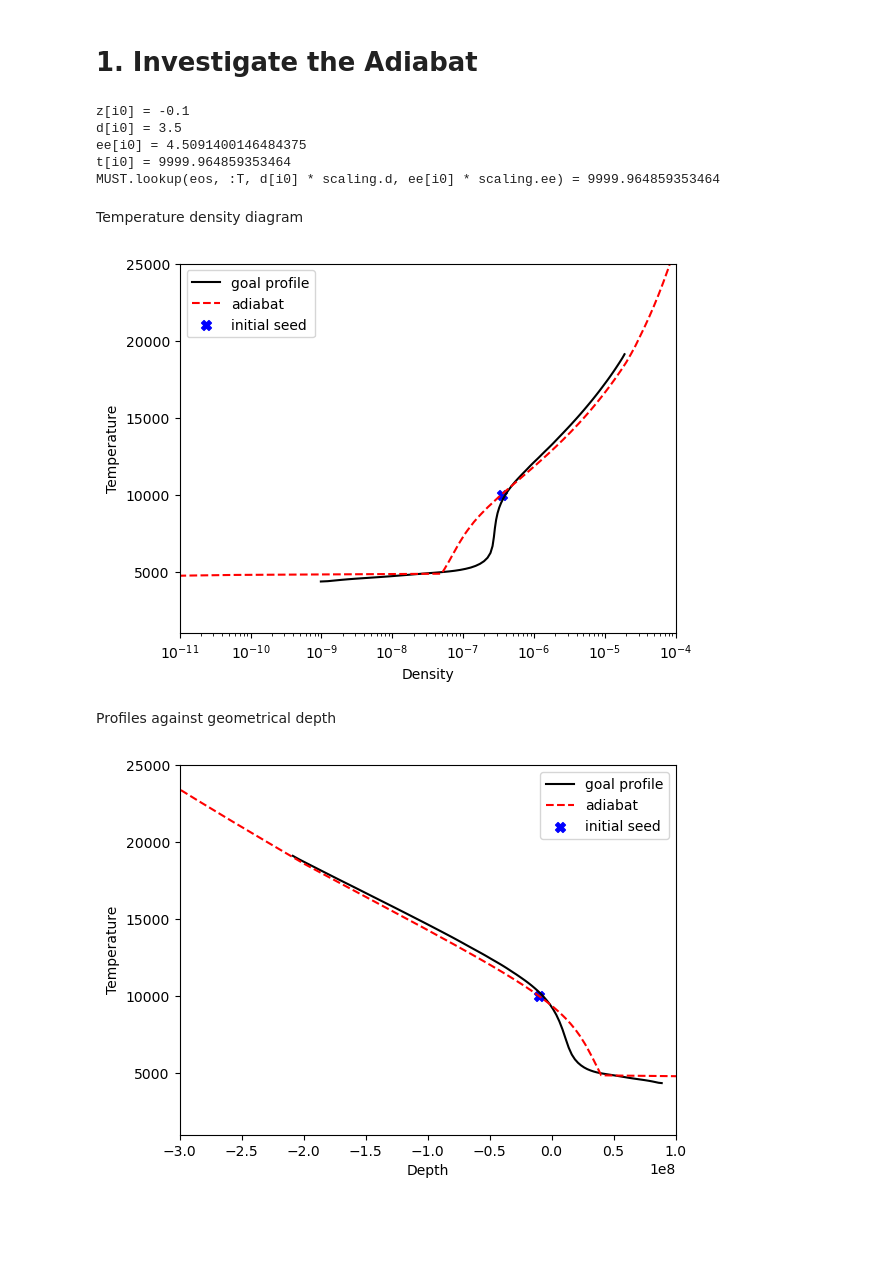
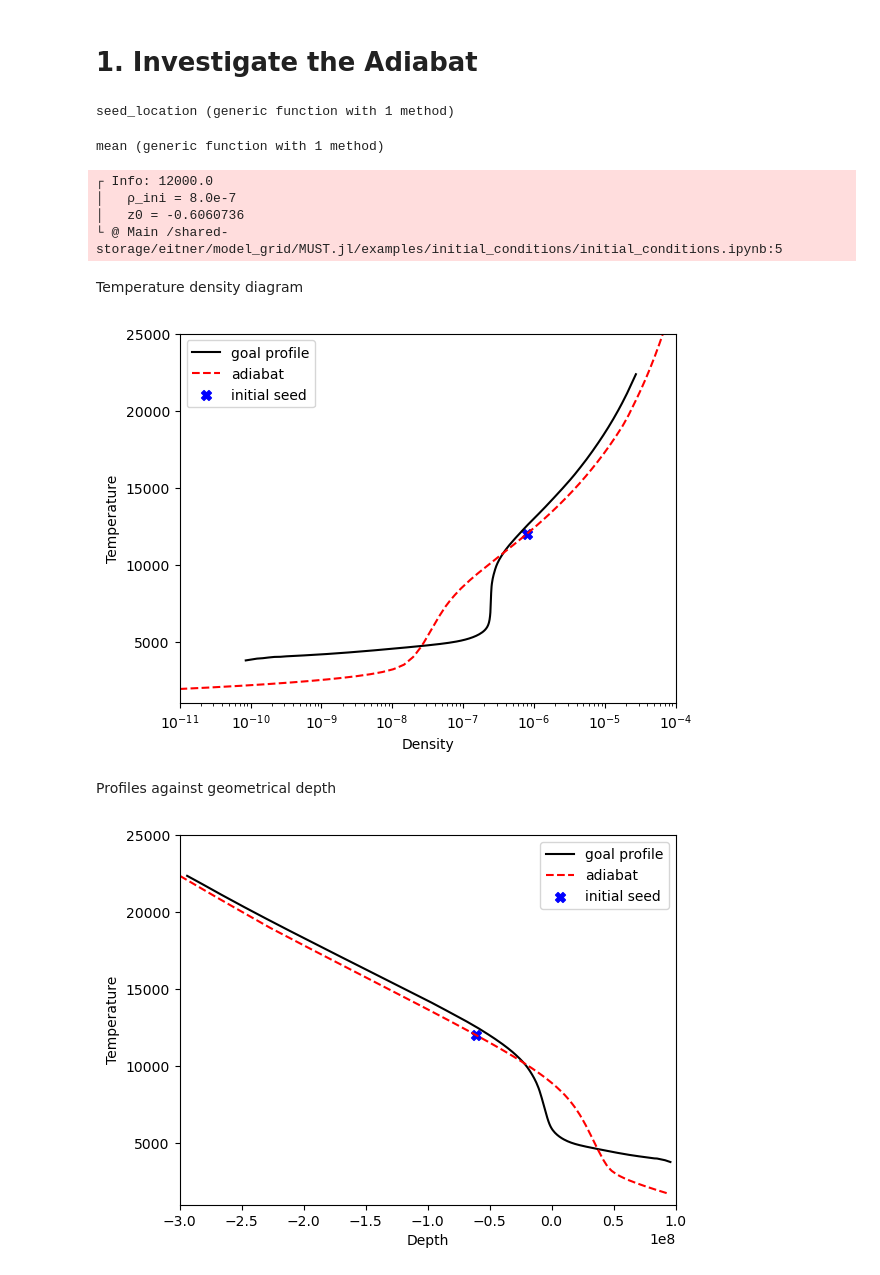
Before and after one commit to pe1995/MUST.jl, a Jupyter notebook: examples/initial_conditions/initial_conditions.ipynb, the cells around one changed output. Saved outputs shown, nothing was run; the diff lists cells and outputs as text; code cells hidden in the pictures; blank space fills up the shorter version.

```diff
--- a/examples/initial_conditions/initial_conditions.ipynb
+++ b/examples/initial_conditions/initial_conditions.ipynb
@@ -34,24 +32,43 @@ eos_path = "input_data/TSO_sun_Magg_v1.1"
 eos      = MUST.SquareGasEOS(MUST.@in_dispatch(eos_path));
 # %% [markdown]
 # 1. Investigate the Adiabat
-# %%
-## Initial point of the simulation
-T_ini = 10000.0
-ρ_ini = 3.5e-7
-z0    = -0.1;
+# %%
+function seed_location(T_ini, ρ_ini, z_goal, T_goal, d_goal)
+    ## Find the closest match between the model and the adiabat
+    zT = argmin(abs.(T_goal .- T_ini))
+    zR = argmin(abs.(d_goal .- ρ_ini))
+
+    z_goal[zT], z_goal[zR]
+end
+# %% [output]
+seed_location (generic function with 1 method)
+# %%
+mean(x) = sum(x) / length(x)
+# %% [output]
+mean (generic function with 1 method)
+# %%
+## Initial point of the simulation
+T_ini = 12000.0
+ρ_ini = 8e-7
+z0    = last(seed_location(T_ini, ρ_ini, z_goal, T_goal, d_goal)) /1e8;
+@info T_ini ρ_ini z0
+
+#T_ini = 6750.0
+#ρ_ini = 1e-7
+#z0    = first(seed_location(T_ini, ρ_ini, z_goal, T_goal, d_goal)) /1e8;
+#@info T_ini ρ_ini z0
+# %% [output]
+┌ Info: 12000.0
+│   ρ_ini = 8.0e-7
+│   z0 = -0.6060736
+└ @ Main /shared-storage/eitner/model_grid/MUST.jl/examples/initial_conditions/initial_conditions.ipynb:5
 # %%
-z,d,ee,t,p = MUST.initial_adiabat(eos, T_ini, ρ_ini, exp(logg), ee_min=3.5, nz=400, i0=150, z0_position=z0);
+z,d,ee,t,p = MUST.initial_adiabat(eos, T_ini, ρ_ini, exp(logg), ee_min=1.9, nz=400, i0=120, z0_position=z0);
-# %% [output]
-z[i0] = -0.1
-d[i0] = 3.5
-ee[i0] = 4.5091400146484375
-t[i0] = 9999.964859353464
-MUST.lookup(eos, :T, d[i0] * scaling.d, ee[i0] * scaling.ee) = 9999.964859353464
 # %% [markdown]
 Temperature density diagram
 # %%
 ## Plotting
-#close()
+close()
 
 # Curves
 plt.plot(d_goal, T_goal, color="k",          label="goal profile")
@@ -70,33 +87,33 @@ plt.ylabel("Temperature")
 plt.xscale("log")
 plt.legend();
 
-#gcf()
+gcf()
 # %% [output]
-[figure, old version]
+[figure, new version]
 # %% [markdown]
 Profiles against geometrical depth
 # %%
 ## Plotting
-#close()
+close()
 
 # Curves
 plt.plot(z_goal, T_goal, color="k",          label="goal profile")
 plt.plot(z*1e8,      t,      color="r", ls="--", label="adiabat")
 
 ## initial point
 plt.scatter([z0*1e8], [T_ini], color="b", marker="X", s=50, label="initial seed")
 
 ## Setup
 plt.xlim(-3e8, 1e8)
 plt.ylim(1000, 25000)
 
 ## labels
 plt.xlabel("Depth")
 plt.ylabel("Temperature")
 plt.legend();
 
-#gcf()
+gcf()
 # %% [output]
-[figure, old version]
+[figure, new version]
 # %%
 ## Plotting
```
Also changed, not shown: parts of 6 cells of this notebook, 4 other files.
